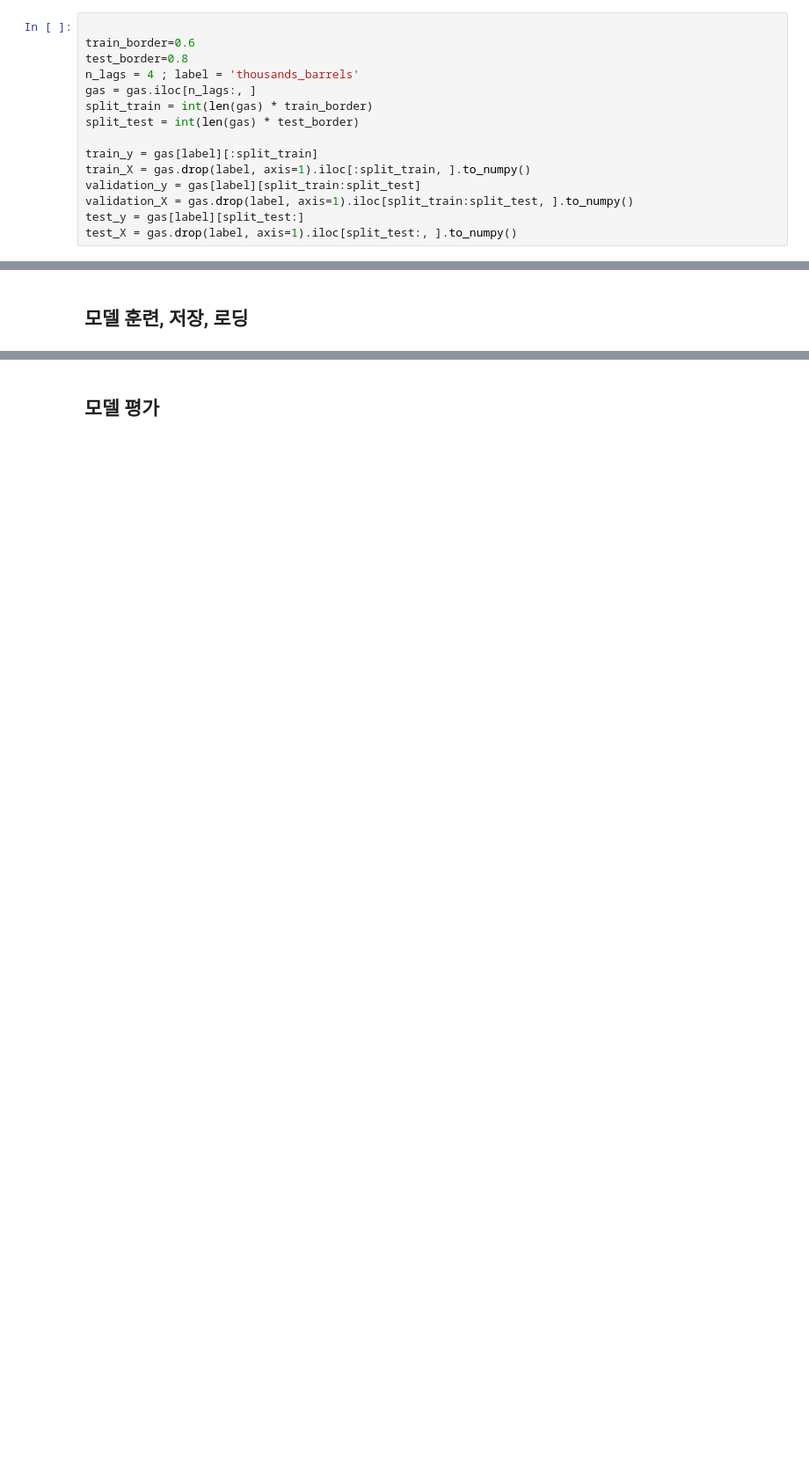
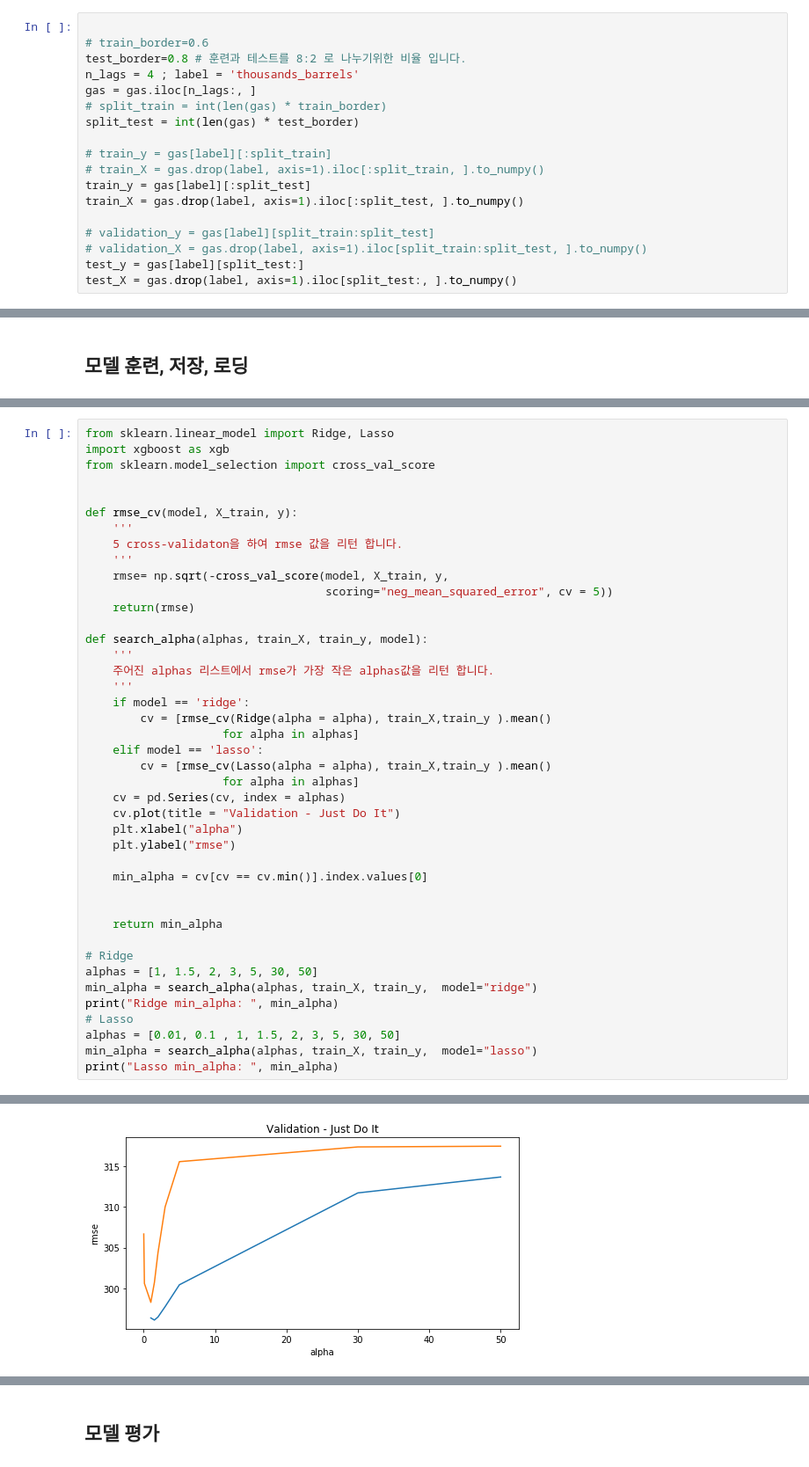
Before and after one commit to gonsoomoon-ml/linear-regresson-forecast, a Jupyter notebook: linearRegression_forecast/2.1.SKLearn_Forecast.ipynb, the cells around one changed output, grey strips where cells are left out. Shown at 88% size. Drawn from its saved outputs; the diff is of its cells as text; blank space fills up the shorter version.

```diff
--- a/linearRegression_forecast/2.1.SKLearn_Forecast.ipynb
+++ b/linearRegression_forecast/2.1.SKLearn_Forecast.ipynb
@@ -100,16 +188,19 @@ Now, we'll convert the datasets to the recordIO-wrapped protobuf format used by
 # %%
 
-train_border=0.6
-test_border=0.8
+# train_border=0.6
+test_border=0.8 # 훈련과 테스트를 8:2 로 나누기위한 비율 입니다.
 n_lags = 4 ; label = 'thousands_barrels'
 gas = gas.iloc[n_lags:, ]
-split_train = int(len(gas) * train_border)
+# split_train = int(len(gas) * train_border)
 split_test = int(len(gas) * test_border)
 
-train_y = gas[label][:split_train]
-train_X = gas.drop(label, axis=1).iloc[:split_train, ].to_numpy()
-validation_y = gas[label][split_train:split_test]
-validation_X = gas.drop(label, axis=1).iloc[split_train:split_test, ].to_numpy()
+# train_y = gas[label][:split_train]
+# train_X = gas.drop(label, axis=1).iloc[:split_train, ].to_numpy()
+train_y = gas[label][:split_test]
+train_X = gas.drop(label, axis=1).iloc[:split_test, ].to_numpy()
+
+# validation_y = gas[label][split_train:split_test]
+# validation_X = gas.drop(label, axis=1).iloc[split_train:split_test, ].to_numpy()
 test_y = gas[label][split_test:]
 test_X = gas.drop(label, axis=1).iloc[split_test:, ].to_numpy()
 # %%
@@ -122,0 +217,43 @@ print(train_y.shape)
+# %%
+from sklearn.linear_model import Ridge, Lasso
+import xgboost as xgb
+from sklearn.model_selection import cross_val_score
+
+
+def rmse_cv(model, X_train, y):
+    '''
+    5 cross-validaton을 하여 rmse 값을 리턴 합니다.
+    '''
+    rmse= np.sqrt(-cross_val_score(model, X_train, y,
+                                   scoring="neg_mean_squared_error", cv = 5))
+    return(rmse)
+
+def search_alpha(alphas, train_X, train_y, model):
+    '''
+    주어진 alphas 리스트에서 rmse가 가장 작은 alphas값을 리턴 합니다.
+    '''
+    if model == 'ridge':
+        cv = [rmse_cv(Ridge(alpha = alpha), train_X,train_y ).mean()
+                    for alpha in alphas]
+    elif model == 'lasso':
+        cv = [rmse_cv(Lasso(alpha = alpha), train_X,train_y ).mean()
+                    for alpha in alphas]
+    cv = pd.Series(cv, index = alphas)
+    cv.plot(title = "Validation - Just Do It")
+    plt.xlabel("alpha")
+    plt.ylabel("rmse")
+
+    min_alpha = cv[cv == cv.min()].index.values[0]
+
+
+    return min_alpha
+
+# Ridge
+alphas = [1, 1.5, 2, 3, 5, 30, 50]
+min_alpha = search_alpha(alphas, train_X, train_y,  model="ridge")
+print("Ridge min_alpha: ", min_alpha)
+# Lasso
+alphas = [0.01, 0.1 , 1, 1.5, 2, 3, 5, 30, 50]
+min_alpha = search_alpha(alphas, train_X, train_y,  model="lasso")
+print("Lasso min_alpha: ", min_alpha)
+# %% [output]
@@ -122,0 +262 @@ print(train_y.shape)
+[figure, added]
```
Also changed, not shown: parts of 40 cells of this notebook, 2 other files.
